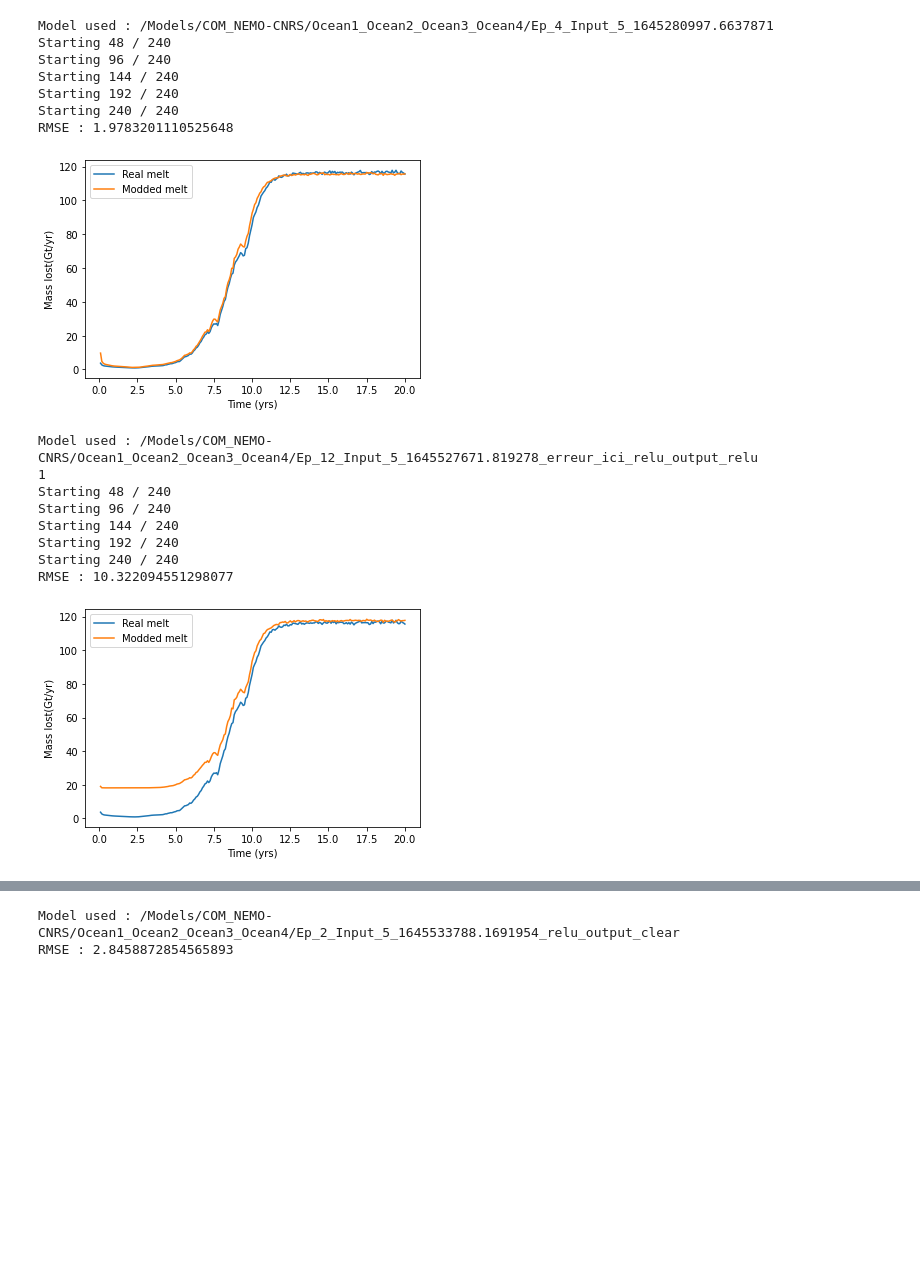
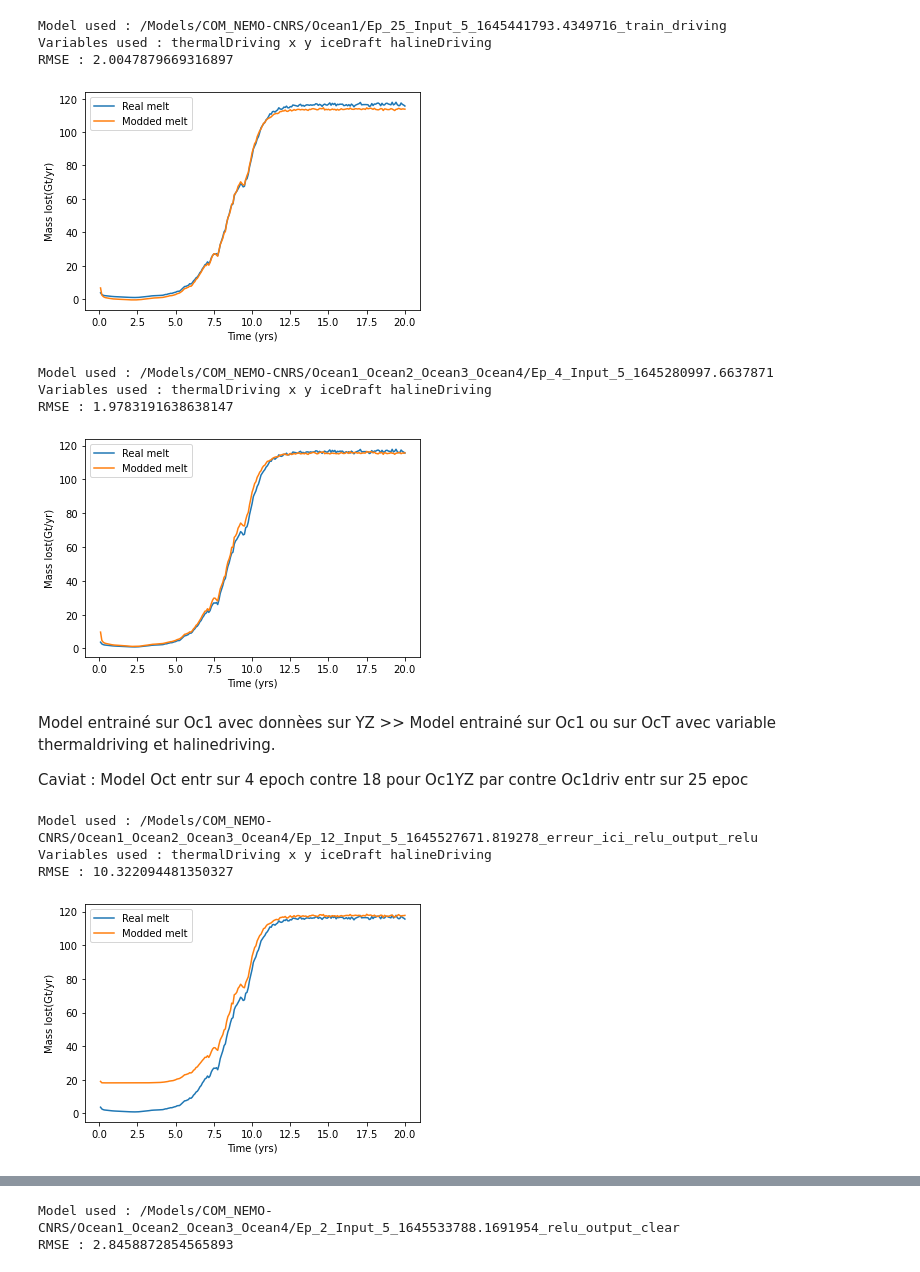
Before and after one commit to BenBouiss/NN_intern_2022, a Jupyter notebook: NN_plot_visu.ipynb, the cells around one changed output, grey strips where cells are left out. Drawn from its saved outputs; the diff is of its cells as text; code cells hidden in the pictures; blank space fills up the shorter version.

```diff
--- a/NN_plot_visu.ipynb
+++ b/NN_plot_visu.ipynb
@@ -106,25 +120,29 @@ def Compute_rmse(Tar, Mod):
+# %%
+#Var_X = ['thermalDriving', 'x', 'y', 'iceDraft', 'halineDriving']
+Model, Cur, Norm = Processing_Model(Type_trained = Type, Ocean_trained = 'Ocean1', ind = 0, Epoc = 25,
+                     Target_Oc = 'Ocean1', Target_type = Type, message = 0)
+# %% [output]
+Model used : /Models/COM_NEMO-CNRS/Ocean1/Ep_25_Input_5_1645441793.4349716_train_driving
+Variables used : thermalDriving x y iceDraft halineDriving
+RMSE : 2.0047879669316897
+[figure, added]
 # %%
-Data, d = Processing_Model(Type_trained = Type, Ocean_trained = OcT, ind = 0, Epoc = 4,
-                     Target_Oc = 'Ocean1', Target_type = Type)
+Model, Cur, Norm = Processing_Model(Type_trained = Type, Ocean_trained = OcT, ind = 0, Epoc = 4,
+                     Target_Oc = 'Ocean1', Target_type = Type, message = 0)
 # %% [output]
 Model used : /Models/COM_NEMO-CNRS/Ocean1_Ocean2_Ocean3_Ocean4/Ep_4_Input_5_1645280997.6637871
-Starting 48 / 240
-Starting 96 / 240
-Starting 144 / 240
-Starting 192 / 240
-Starting 240 / 240
-RMSE : 1.9783201110525648
+Variables used : thermalDriving x y iceDraft halineDriving
+RMSE : 1.9783191638638147
 [figure]
+# %% [markdown]
+Model entrainé sur Oc1 avec donnèes sur YZ >> Model entrainé sur Oc1 ou sur OcT avec variable thermaldriving et halinedriving.
+
+Caviat : Model Oct entr sur 4 epoch contre 18 pour Oc1YZ par contre Oc1driv entr sur 25 epoc
 # %%
-Data, d = Processing_Model(Type_trained = Type, Ocean_trained = OcT, ind = 0, Epoc = 12,
-                     Target_Oc = 'Ocean1', Target_type = Type)
+Model, Cur, Norm = Processing_Model(Type_trained = Type, Ocean_trained = OcT, ind = 0, Epoc = 12,
+                     Target_Oc = 'Ocean1', Target_type = Type, message = 0)
 # %% [output]
 Model used : /Models/COM_NEMO-CNRS/Ocean1_Ocean2_Ocean3_Ocean4/Ep_12_Input_5_1645527671.819278_erreur_ici_relu_output_relu
-1
-Starting 48 / 240
-Starting 96 / 240
-Starting 144 / 240
-Starting 192 / 240
-Starting 240 / 240
-RMSE : 10.322094551298077
+Variables used : thermalDriving x y iceDraft halineDriving
+RMSE : 10.322094481350327
 [figure]
```
Also changed, not shown: parts of 10 cells of this notebook, 36 other files.
